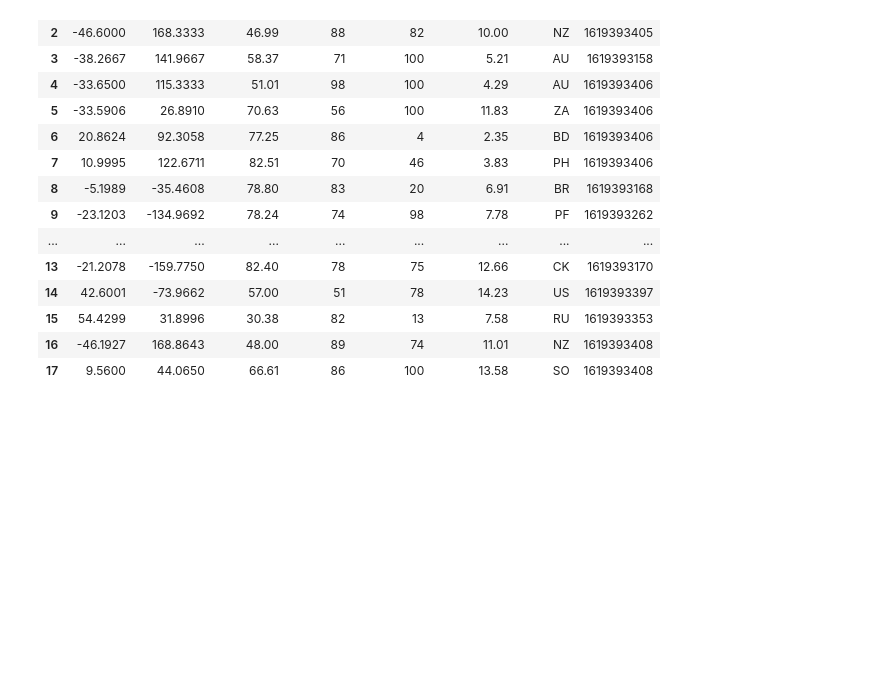
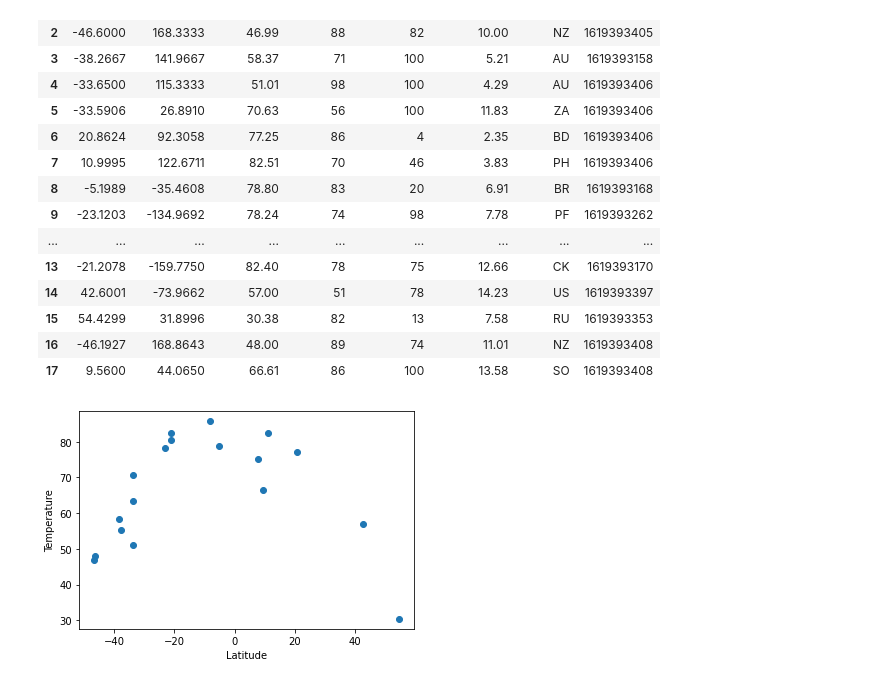
Before and after one commit to DarianR4/Python_API_Project, a Jupyter notebook: WeatherPy/WeatherPY1.ipynb, the cells around one changed output. Saved outputs shown, nothing was run; the diff lists cells and outputs as text; code cells hidden in the pictures; blank space fills up the shorter version.

Commit message:
first plots added

```diff
--- a/WeatherPy/WeatherPY1.ipynb
+++ b/WeatherPy/WeatherPY1.ipynb
@@ -191,0 +197,11 @@ clean_weather_df
+# %%
+# Plotting the data: Lat vs Temp
+
+x_values = clean_weather_df['Latitudes']
+y_values = clean_weather_df['Max Temp']
+plt.scatter(x_values,y_values)
+plt.xlabel('Latitude')
+plt.ylabel('Temperature')
+plt.show()
+# %% [output]
+[figure, added]
```
Also changed, not shown: parts of 6 cells of this notebook.
